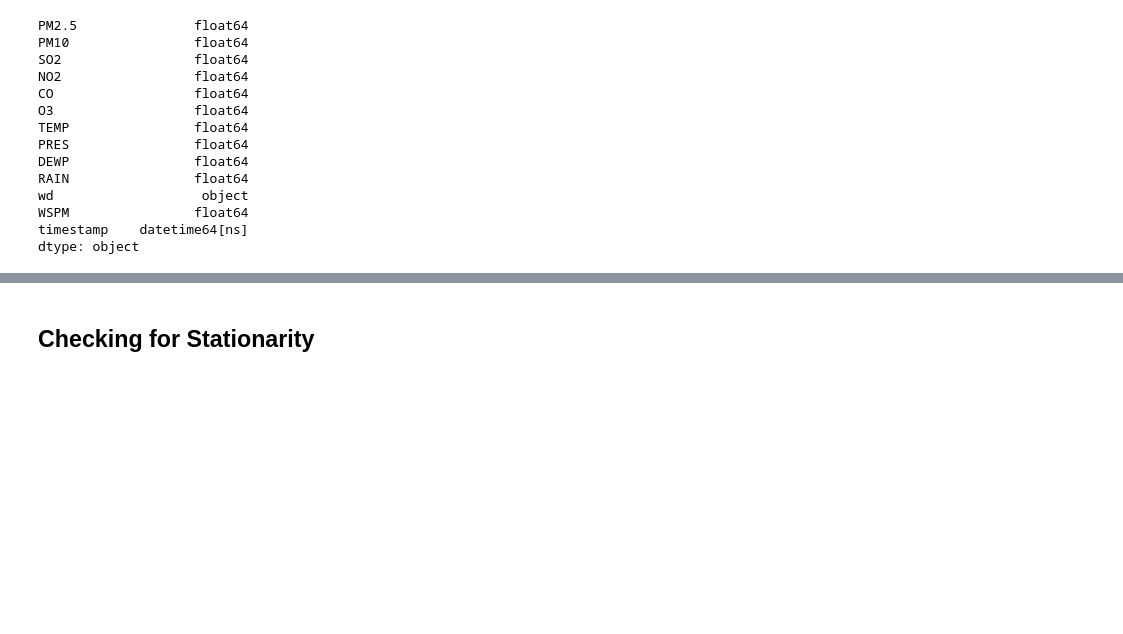
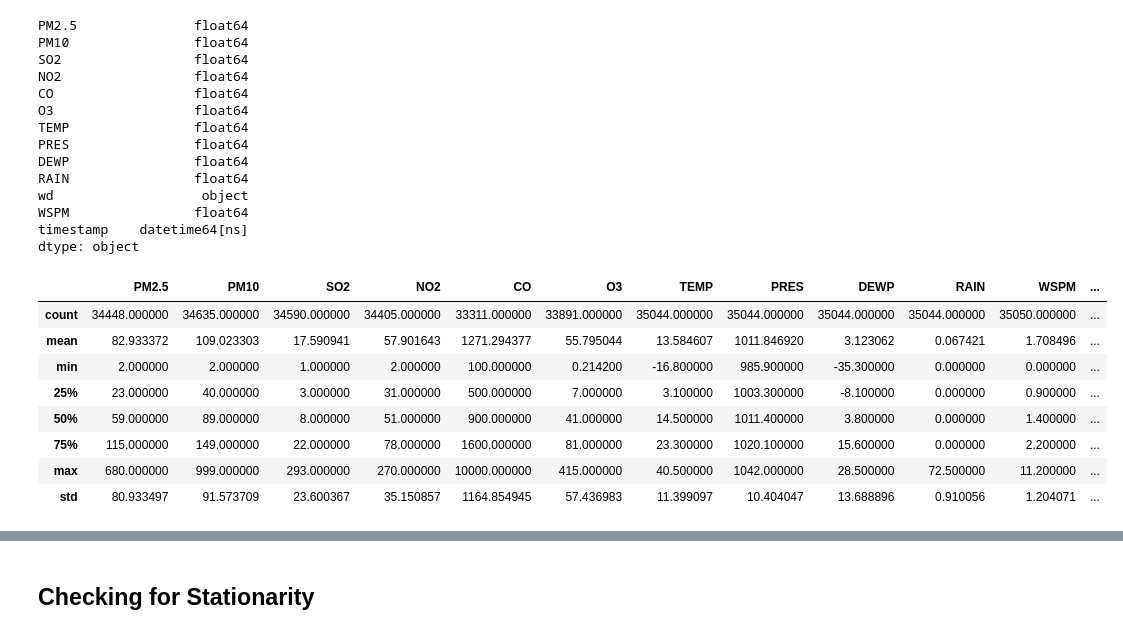
Before and after one commit to Nihar-Patel-371/Time-Series-Air-Quality-Index-Analysis, a Jupyter notebook: air-quality-index.ipynb, the cells around one changed output, grey strips where cells are left out. Saved outputs shown, nothing was run; the diff lists cells and outputs as text; code cells hidden in the pictures; blank space fills up the shorter version.

```diff
--- a/air-quality-index.ipynb
+++ b/air-quality-index.ipynb
@@ -237,6 +244,18 @@ wd                   object
 WSPM                float64
 timestamp    datetime64[ns]
 dtype: object
+# %%
+df_0.describe()
+# %% [output]
+|  | PM2.5 | PM10 | SO2 | NO2 | CO | O3 | TEMP | PRES | DEWP | RAIN | WSPM | ... |
+| count | 34448.000000 | 34635.000000 | 34590.000000 | 34405.000000 | 33311.000000 | 33891.000000 | 35044.000000 | 35044.000000 | 35044.000000 | 35044.000000 | 35050.000000 | ... |
+| mean | 82.933372 | 109.023303 | 17.590941 | 57.901643 | 1271.294377 | 55.795044 | 13.584607 | 1011.846920 | 3.123062 | 0.067421 | 1.708496 | ... |
+| min | 2.000000 | 2.000000 | 1.000000 | 2.000000 | 100.000000 | 0.214200 | -16.800000 | 985.900000 | -35.300000 | 0.000000 | 0.000000 | ... |
+| 25% | 23.000000 | 40.000000 | 3.000000 | 31.000000 | 500.000000 | 7.000000 | 3.100000 | 1003.300000 | -8.100000 | 0.000000 | 0.900000 | ... |
+| 50% | 59.000000 | 89.000000 | 8.000000 | 51.000000 | 900.000000 | 41.000000 | 14.500000 | 1011.400000 | 3.800000 | 0.000000 | 1.400000 | ... |
+| 75% | 115.000000 | 149.000000 | 22.000000 | 78.000000 | 1600.000000 | 81.000000 | 23.300000 | 1020.100000 | 15.600000 | 0.000000 | 2.200000 | ... |
+| max | 680.000000 | 999.000000 | 293.000000 | 270.000000 | 10000.000000 | 415.000000 | 40.500000 | 1042.000000 | 28.500000 | 72.500000 | 11.200000 | ... |
+| std | 80.933497 | 91.573709 | 23.600367 | 35.150857 | 1164.854945 | 57.436983 | 11.399097 | 10.404047 | 13.688896 | 0.910056 | 1.204071 | ... |
 # %%
 fig, ax = plt.subplots(ncols=1, nrows=6, figsize=(16,24))
 
```
Also changed, not shown: parts of 42 cells of this notebook.
